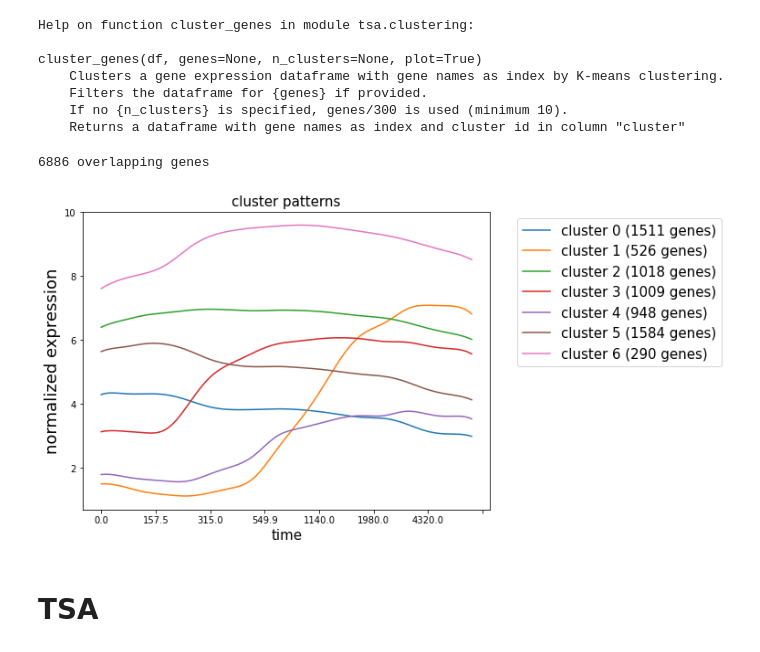
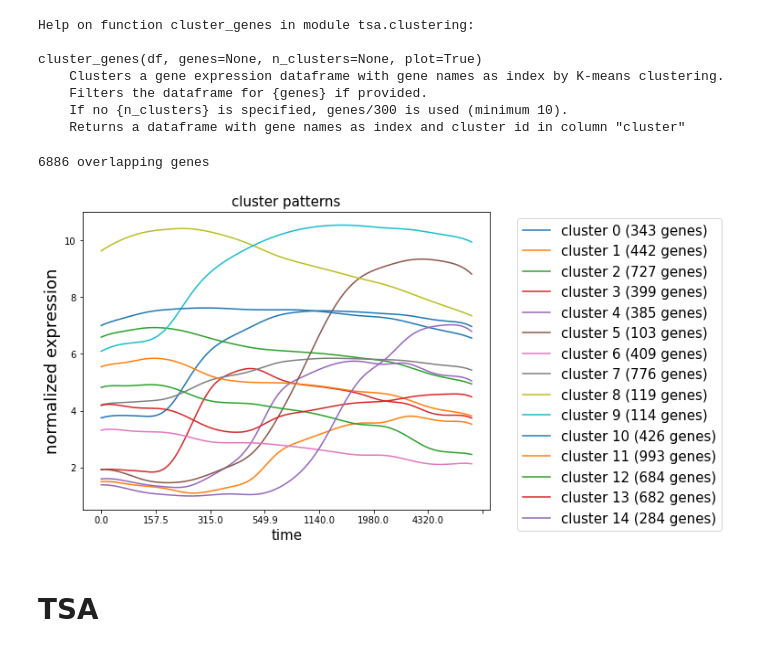
Before and after one commit to siebrenf/TSA, a Jupyter notebook: main.ipynb, the cells around one changed output. Saved outputs shown, nothing was run; the diff lists cells and outputs as text; code cells hidden in the pictures.

```diff
--- a/main.ipynb
+++ b/main.ipynb
@@ -169,14 +169,14 @@ cluster_genes(df, genes=None, n_clusters=None, plot=True)
 # %%
 # overlap of query genes & top template genes
 query_genes = query_tpms.index
 starting_genes = set(top_template_genes).intersection(query_genes)
 
 print(len(starting_genes), "overlapping genes")
 
-template_gene_clusters = cluster_genes(template_tpms_inf, starting_genes, 7)
+template_gene_clusters = cluster_genes(template_tpms_inf, starting_genes, 15)
 # %% [output]
 6886 overlapping genes
-[figure, old version]
+[figure, new version]
 # %% [markdown]
 # TSA
 # %%
```
Also changed, not shown: parts of 2 cells of this notebook, 5 other files.
